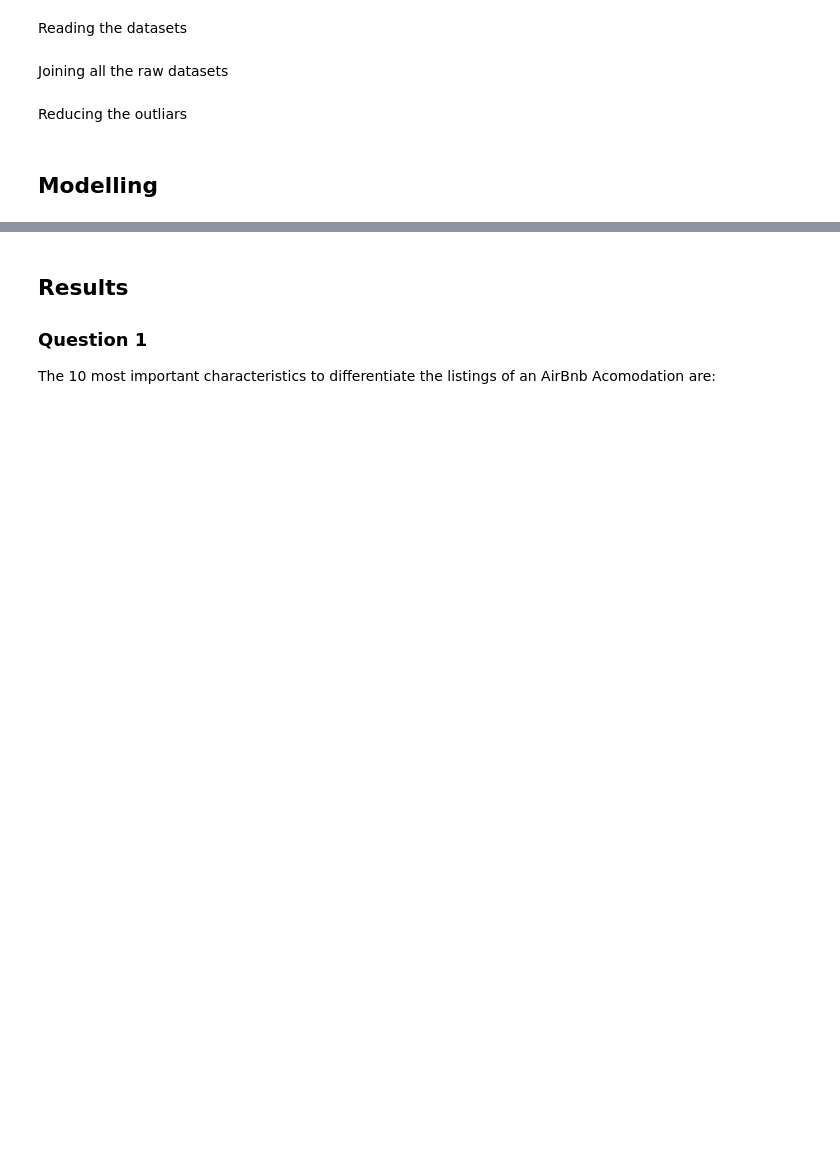
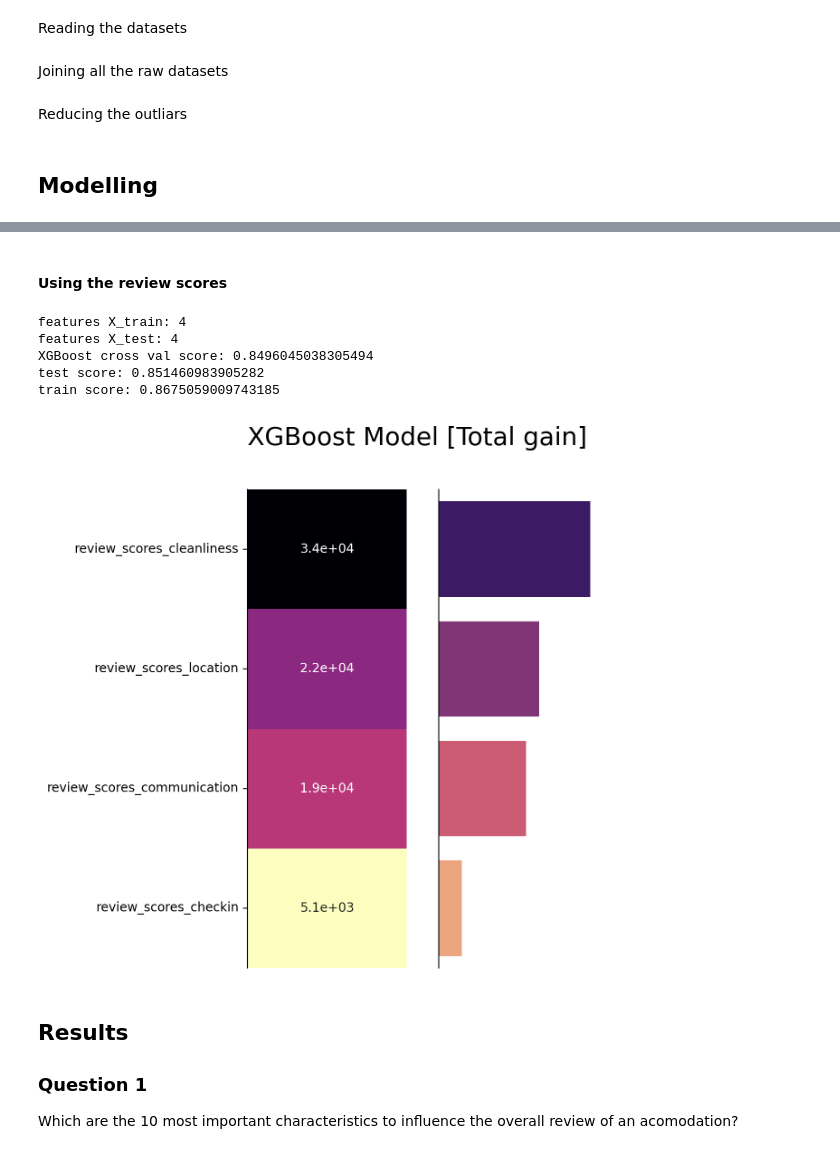
Before and after one commit to vpontello/AirBnb_feature_importance, a Jupyter notebook: ProductionNotebook_AirBnb_feature_importance_prd.ipynb, the cells around one changed output, grey strips where cells are left out. Saved outputs shown, nothing was run; the diff lists cells and outputs as text; code cells hidden in the pictures; blank space fills up the shorter version.

```diff
--- a/ProductionNotebook_AirBnb_feature_importance_prd.ipynb
+++ b/ProductionNotebook_AirBnb_feature_importance_prd.ipynb
@@ -465,6 +469,69 @@ test score: 0.8667468996493868
+# %% [markdown]
+#### Using the review scores
+# %%
+# listing the most important features plus the target feature
+most_important_features = [col for col in df_refined.columns if ('review_scores' in col)
+                            and('accuracy' not in col)
+                            and('value' not in col) ]
+# creating a copy of the dataset in memory to be used on the trainig process
+df_refined_feed_model = df_refined[most_important_features[:10]].copy()
+
+# using the standard scaler to standardize the data
+scaler = StandardScaler()
+
+# separating the train and target features
+X = df_refined_feed_model[most_important_features].drop('review_scores_rating', axis=1)
+y = df_refined_feed_model['review_scores_rating']
+
+# train and test datasets split
+X_train, X_test, y_train, y_test = train_test_split(X, y, test_size=0.30, random_state=42)
+
+# standardization of the dataset
+X_train = scaler.fit_transform(X_train)
+X_test = scaler.transform(X_test)
+
+# check the shape of the train and test datasets
+print(f'features X_train: {len(X_train[1])}\nfeatures X_test: {len(X_test[1])}')
+
+# Learning - XGBoost
+xgbc = XGBRegressor()
+xgbc.fit(X_train, y_train)
+xgbc_pred_train=xgbc.predict(X_train)
+xgbc_pred_test=xgbc.predict(X_test)
+
+# performing crossvalidation test
+xgscore = np.mean(cross_val_score(estimator=xgbc,
+                       X=X_train, y=y_train, cv=5))
+# printing cross validation results
+print(f'XGBoost cross val score: {xgscore}')
+
+# analysing train and test data results
+train_score_xgbc =  r2_score(y_train, xgbc_pred_train)
+test_score_xgbc = r2_score(y_test, xgbc_pred_test)
+# printing r2 scores of training and test
+print(f'test score: {test_score_xgbc} \ntrain score: {train_score_xgbc}')
+
+# getting the most important features
+dict_importance = xgbc.get_booster().get_score(importance_type="total_gain")
+d={}
+# cleanse the data
+for index, value in dict_importance.items():
+    d[X.columns[int(index[1:])]] = value
+# transforming data to a dataframe
+most_important_XGBoost_review = pd.DataFrame(d, index=['Total gain']).T
+most_important_XGBoost_review = most_important_XGBoost_review[['Total gain']].sort_values(ascending=False, by='Total gain')
+
+# plot most important features
+plot_importance(most_important_XGBoost_review, 'Total gain', 'XGBoost Model [Total gain]')
+# %% [output]
+features X_train: 4
+features X_test: 4
+XGBoost cross val score: 0.8496045038305494
+test score: 0.851460983905282
+train score: 0.8675059009743185
+[figure, added]
 # %% [markdown]
 ## Results
 
 ### Question 1
-
-The 10 most important characteristics to differentiate the listings of an AirBnb Acomodation are:
+Which are the 10 most important characteristics to influence the overall review of an acomodation?
```
Also changed, not shown: parts of 33 cells of this notebook.
